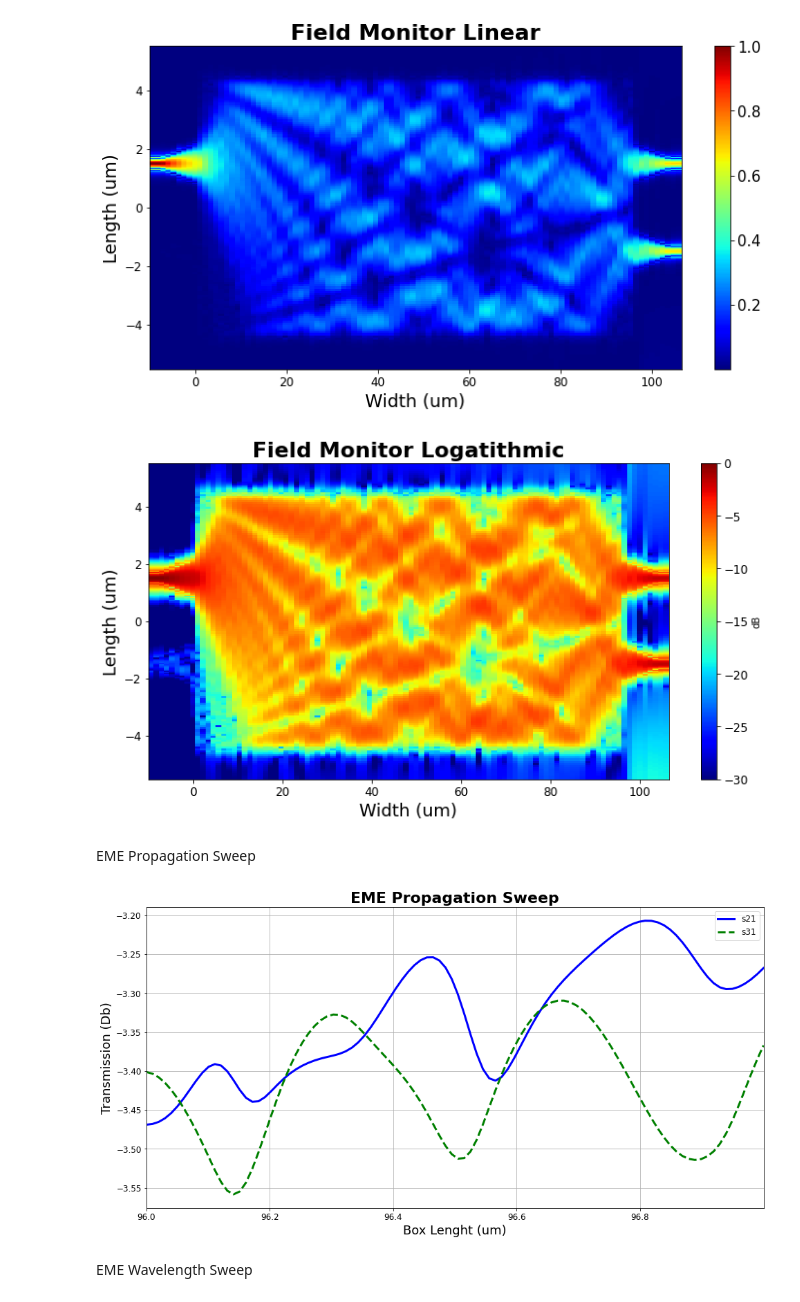
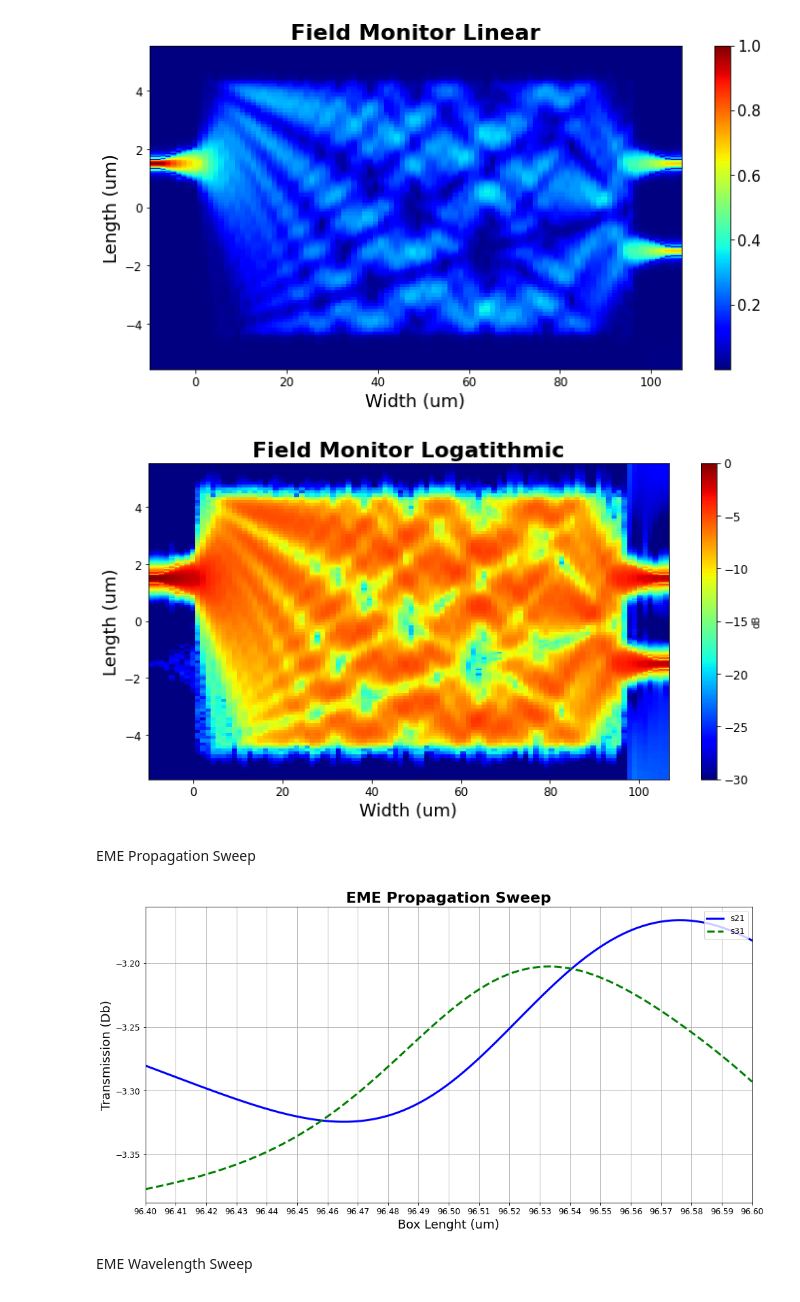
Before and after one commit to Leoopessoa/MMI-Multi-Mode-Interferometer-2x2, a Jupyter notebook: Api_Python_Lumerical.ipynb, the cells around one changed output. Saved outputs shown, nothing was run; the diff lists cells and outputs as text; code cells hidden in the pictures.

```diff
--- a/Api_Python_Lumerical.ipynb
+++ b/Api_Python_Lumerical.ipynb
@@ -38,14 +38,16 @@ Guide generation
 c = 299792458
 si = "Si (Silicon) - Palik" # Material
 W = 9e-6 # Y span of the box
-Lpi = 96.4101e-6 # Box Width
+Lpi = 96.54e-6 # Box Width
 Wwg = 1.43e-6 # Yspan of the port
 z = 0.22e-6 # Z span
 zports = 5e-6 # Z span of EME ports
 portlen = 7.5e-6
 portyspan = 0.45e-6
-EME_cells = 150
+EME_cells = 100
 inputport = 1 # Selected input port, counting from the upper to the lower one
+multiplier = 3.5
+
 
 lum.switchtolayout()
 lum.selectall()
@@ -203,9 +205,9 @@ for i in range(1,5):
         lum.set({"based on a structure": 1,
         "structure"                    : "Port " + str(i),
         "set mesh multiplier"          : 1,
-        "x mesh multiplier"            : 4,
-        "y mesh multiplier"            : 4,
-        "z mesh multiplier"            : 4,
+        "x mesh multiplier"            : multiplier,
+        "y mesh multiplier"            : multiplier,
+        "z mesh multiplier"            : multiplier,
         "name"                         : "mesh" + str(i)
         })
 # %% [markdown]
@@ -265,41 +267,41 @@ cbar.ax.tick_params(labelsize=12)
 plt.title("Field Monitor Logatithmic", fontsize = 22, fontweight='bold')
 plt.savefig('Field Monitor Logarithmic')
 # %% [output]
-[figure, old version]
+[figure, new version]
 # %% [markdown]
 EME Propagation Sweep
 # %%
-start = 96e-6
-stop = 97e-6
+start = 96.4e-6
+stop = 96.6e-6
 
 lum.setemeanalysis("Propagation sweep", 1)
 lum.setemeanalysis("parameter", "group span 2")
 lum.setemeanalysis("start", start)
 lum.setemeanalysis("stop", stop)
 lum.setemeanalysis("number of points", 100)
 
 lum.emesweep()
 
 S = lum.getemesweep("S")
 span = S['group_span_2']*1e6
 
 s21 = 10*lum.log10(abs(S['s21'])**2)
 s31 = 10*lum.log10(abs(S['s31'])**2)
 
 plt.figure(figsize=(16, 8), edgecolor= 'white', facecolor= 'white')
 plt.plot(span, s21, label = 's21', linewidth = '3', color = 'blue')
 plt.plot(span, s31, 'r--', label = 's31', linewidth = '3', color = 'green')
 plt.xlim(start*1e6,stop*1e6)
 plt.title("EME Propagation Sweep", fontsize = 22, fontweight='bold')
 plt.legend(fontsize = 12, loc = "upper right")
 plt.xlabel("Box Lenght (um)", fontsize = 18)
-plt.xticks(np.arange(start*1e6,stop*1e6,step=0.2),fontsize=12)
+plt.xticks(np.arange(start*1e6,stop*1e6,step=0.01),fontsize=12)
 plt.yticks(fontsize=12)
 plt.ylabel("Transmission (Db)", fontsize = 18)
 plt.grid(True)
 plt.savefig('EME Propagation Sweep')
 # %% [output]
-[figure, old version]
+[figure, new version]
 # %% [markdown]
 EME Wavelength Sweep
 # %%
```
Also changed, not shown: parts of 9 cells of this notebook, 31 other files.
